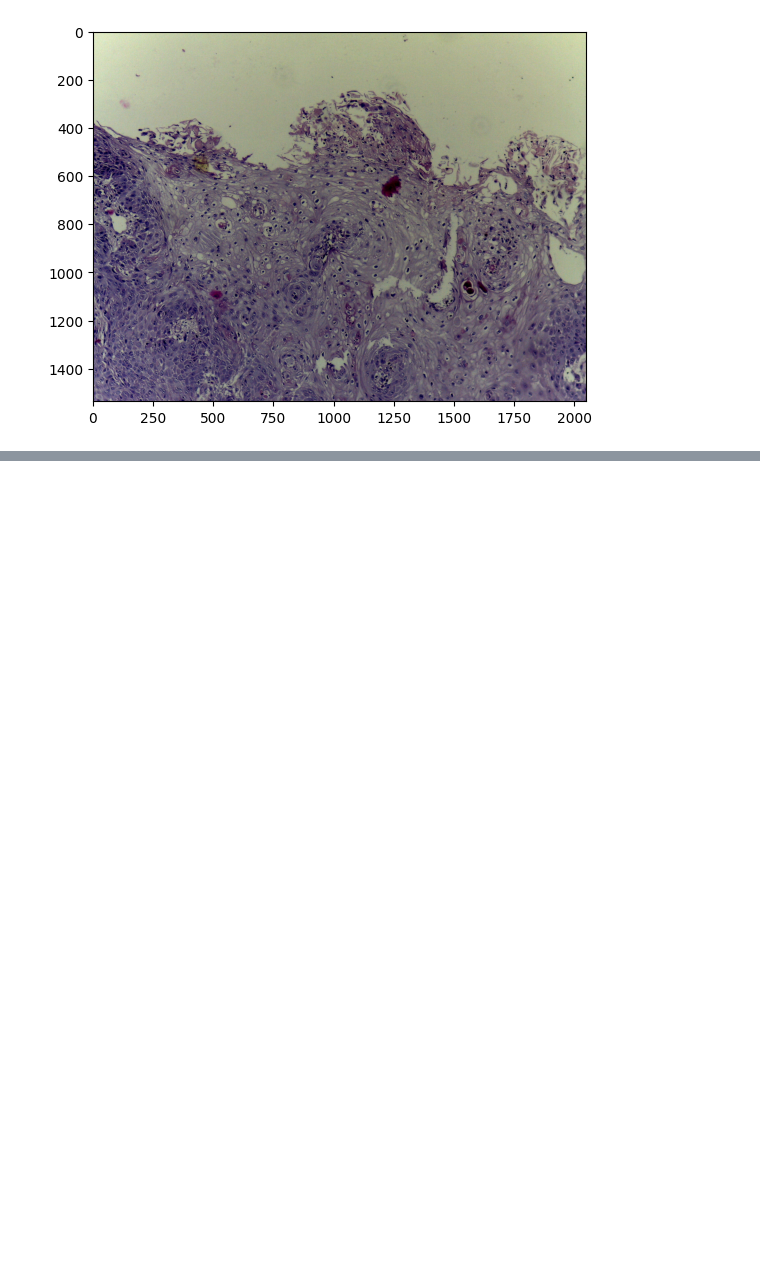
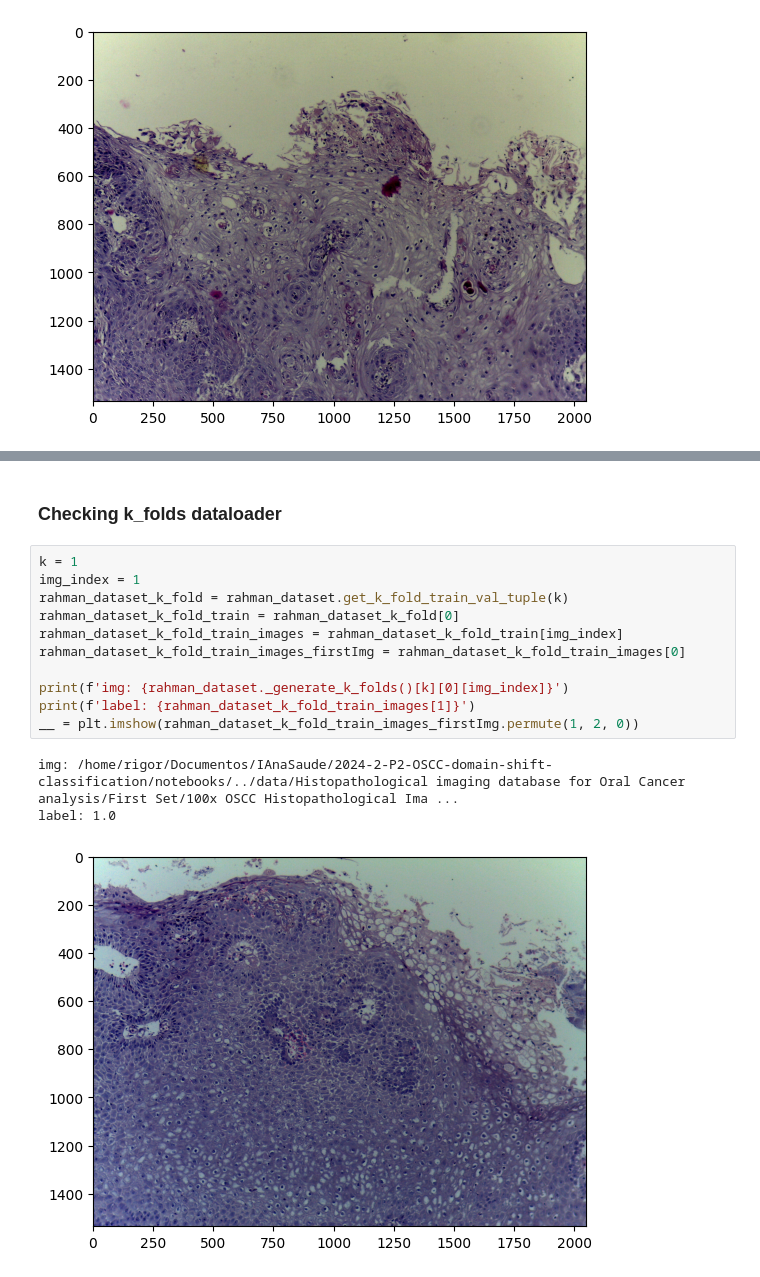
Before and after one commit to intel-comp-saude-ufes/2024-2-P2-OSCC-domain-shift-classification, a Jupyter notebook: notebooks/02_configure_dataset_rahman.ipynb, the cells around one changed output, grey strips where cells are left out. Drawn from its saved outputs; the diff is of its cells as text; blank space fills up the shorter version.

```diff
--- a/notebooks/02_configure_dataset_rahman.ipynb
+++ b/notebooks/02_configure_dataset_rahman.ipynb
@@ -162,0 +268,17 @@ plt.imshow(rahman_dataset.train_dataset[0][0].permute(1, 2, 0))
+# %% [markdown]
+### Checking k_folds dataloader
+# %%
+k = 1
+img_index = 1
+rahman_dataset_k_fold = rahman_dataset.get_k_fold_train_val_tuple(k)
+rahman_dataset_k_fold_train = rahman_dataset_k_fold[0]
+rahman_dataset_k_fold_train_images = rahman_dataset_k_fold_train[img_index]
+rahman_dataset_k_fold_train_images_firstImg = rahman_dataset_k_fold_train_images[0]
+
+print(f'img: {rahman_dataset._generate_k_folds()[k][0][img_index]}')
+print(f'label: {rahman_dataset_k_fold_train_images[1]}')
+__ = plt.imshow(rahman_dataset_k_fold_train_images_firstImg.permute(1, 2, 0))
+# %% [output]
+img: /home/rigor/Documentos/IAnaSaude/2024-2-P2-OSCC-domain-shift-classification/notebooks/../data/Histopathological imaging database for Oral Cancer analysis/First Set/100x OSCC Histopathological Ima ...
+label: 1.0
+[figure, added]
```
Also changed, not shown: parts of 16 cells of this notebook, 1 other file.
